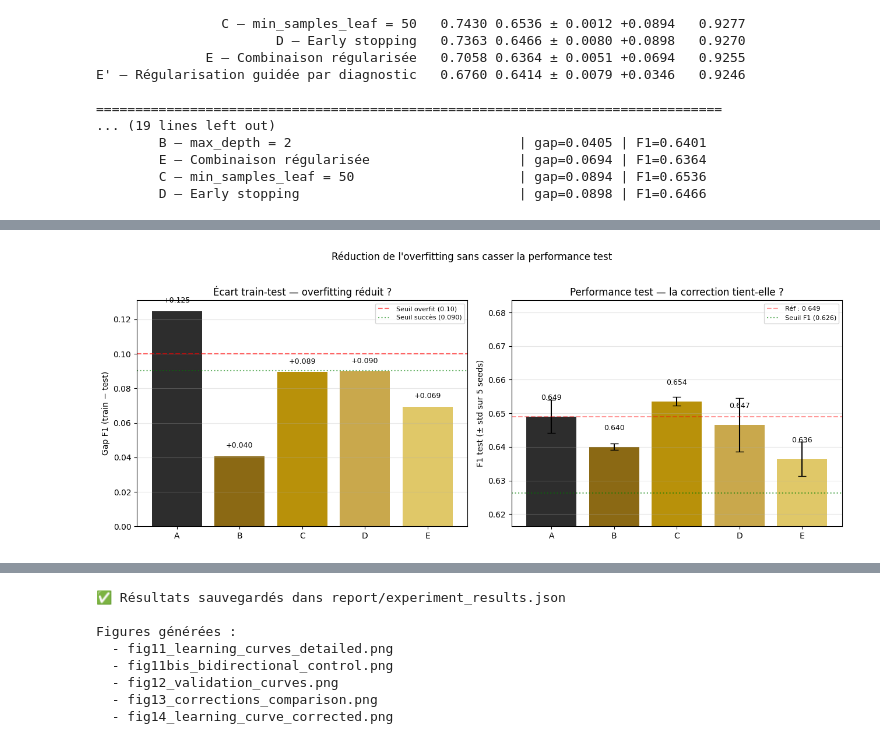
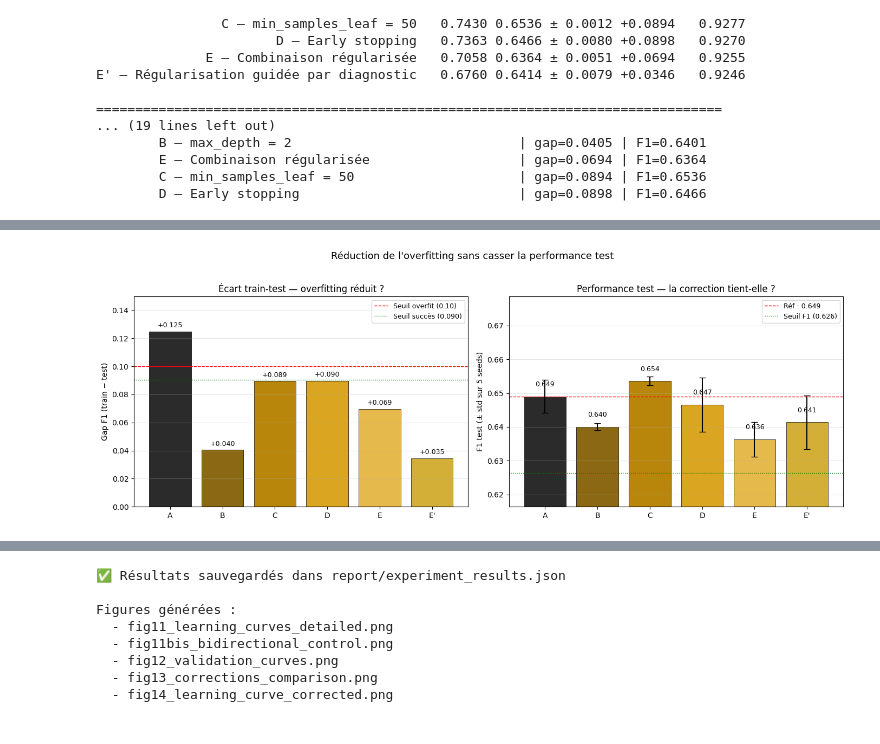
Before and after one commit to Samiatouile/ml-fails-online-shoppers, a Jupyter notebook: 02_experiment.ipynb, the cells around one changed output, grey strips where cells are left out. Cells and saved outputs as stored; diff of their text form; code cells hidden in the pictures.

```diff
--- a/02_experiment.ipynb
+++ b/02_experiment.ipynb
@@ -906,49 +912,56 @@ Les seuils a priori (critères du markdown #8) sont matérialisés pour rendre i
 # %%
-# ── CELLULE 7 : Visualisation — gap vs performance test ─────────────────────
-fig, axes = plt.subplots(1, 2, figsize=(13, 5))
+# ── CELLULE 7 : Visualisation — gap vs F1 test (6 modèles, A-B-C-D-E-E') ────
+models = [("A", A), ("B", B), ("C", C), ("D", D), ("E", E), ("E'", E_prime)]
 
-labels = [r["label"].split(" — ")[0] for r in [A, B, C, D, E]]
-gaps_corr = [r["gap_f1"] for r in [A, B, C, D, E]]
-test_f1s_corr = [r["test_f1"] for r in [A, B, C, D, E]]
-test_stds_corr = [r["test_f1_std"] for r in [A, B, C, D, E]]
+labels = [m[0] for m in models]
+gaps = [m[1]["gap_f1"] for m in models]
+f1_tests = [m[1]["test_f1"] for m in models]
+f1_stds = [m[1]["test_f1_std"] for m in models]
+ref_f1 = A["test_f1"]
 
-colors = ["#2d2d2d", "#8B6914", "#B8910A", "#C9A84C", "#E0C868"]
+colors = ["#2b2b2b", "#8b6914", "#b8860b", "#daa520", "#e6b94d", "#d4af37"]
+
+fig, axes = plt.subplots(1, 2, figsize=(14, 5))
+plt.suptitle("Réduction de l'overfitting sans casser la performance test",
+             fontsize=13, y=1.02)
 
 # Gap
-axes[0].bar(labels, gaps_corr, color=colors, edgecolor="none")
-axes[0].axhline(0.10, color="red", linestyle="--", alpha=0.6,
-                label="Seuil overfit (0.10)")
-axes[0].axhline(threshold_gap, color="green", linestyle=":", alpha=0.6,
-                label=f"Seuil succès ({threshold_gap:.3f})")
-axes[0].set_ylabel("Gap F1 (train − test)")
-axes[0].set_title("Écart train-test — overfitting réduit ?")
-axes[0].legend(fontsize=8)
-axes[0].grid(axis="y", alpha=0.3)
-for i, v in enumerate(gaps_corr):
-    axes[0].text(i, v + 0.005, f"{v:+.3f}", ha="center", fontsize=9)
+ax1 = axes[0]
+bars1 = ax1.bar(labels, gaps, color=colors, edgecolor="black", linewidth=0.5)
+ax1.axhline(0.10, color="red", linestyle="--", linewidth=1, label="Seuil overfit (0.10)")
+ax1.axhline(threshold_gap, color="green", linestyle=":", linewidth=1,
+            label=f"Seuil succès ({threshold_gap:.3f})")
+ax1.set_ylabel("Gap F1 (train − test)")
+ax1.set_title("Écart train-test — overfitting réduit ?")
+ax1.legend(loc="upper right", fontsize=9)
+for bar, gap in zip(bars1, gaps):
+    ax1.text(bar.get_x() + bar.get_width()/2, gap + 0.003,
+             f"+{gap:.3f}", ha="center", fontsize=9)
+ax1.set_ylim(0, max(gaps) * 1.2)
+ax1.grid(axis="y", alpha=0.3)
 
-# Test F1 avec barres d'erreur
-axes[1].bar(labels, test_f1s_corr, yerr=test_stds_corr, color=colors,
-            edgecolor="none", capsize=5)
-axes[1].axhline(A["test_f1"], color="red", linestyle="--", alpha=0.4,
-                label=f"Réf : {A['test_f1']:.3f}")
-axes[1].axhline(threshold_f1, color="green", linestyle=":", alpha=0.6,
-                label=f"Seuil F1 ({threshold_f1:.3f})")
-axes[1].set_ylabel("F1 test (± std sur 5 seeds)")
-axes[1].set_title("Performance test — la correction tient-elle ?")
-axes[1].legend(fontsize=8)
-axes[1].grid(axis="y", alpha=0.3)
-for i, v in enumerate(test_f1s_corr):
-    axes[1].text(i, v + 0.005, f"{v:.3f}", ha="center", fontsize=9)
-axes[1].set_ylim([min(test_f1s_corr) - 0.02, max(test_f1s_corr) + 0.03])
+# F1 test
+ax2 = axes[1]
+bars2 = ax2.bar(labels, f1_tests, yerr=f1_stds, color=colors,
+                edgecolor="black", linewidth=0.5, capsize=4)
+ax2.axhline(ref_f1, color="red", linestyle="--", linewidth=1,
+            label=f"Réf : {ref_f1:.3f}")
+ax2.axhline(threshold_f1, color="green", linestyle=":", linewidth=1,
+            label=f"Seuil F1 ({threshold_f1:.3f})")
+ax2.set_ylabel("F1 test (± std sur 5 seeds)")
+ax2.set_title("Performance test — la correction tient-elle ?")
+ax2.legend(loc="upper right", fontsize=9)
+for bar, f1 in zip(bars2, f1_tests):
+    ax2.text(bar.get_x() + bar.get_width()/2, f1 + 0.003,
+             f"{f1:.3f}", ha="center", fontsize=9)
+ax2.set_ylim(min(f1_tests) - 0.02, max(f1_tests) + 0.025)
+ax2.grid(axis="y", alpha=0.3)
 
-plt.suptitle("Réduction de l'overfitting sans casser la performance test",
-             fontsize=12, y=1.02)
 plt.tight_layout()
 plt.savefig("report/fig13_corrections_comparison.png", dpi=150)
 plt.show()
 # %% [output]
-[figure, old version]
+[figure, new version]
 # %% [markdown]
 ## 8. Test de significativité statistique — t-test sur 5 seeds
 
```
Also changed, not shown: parts of 8 cells of this notebook.
